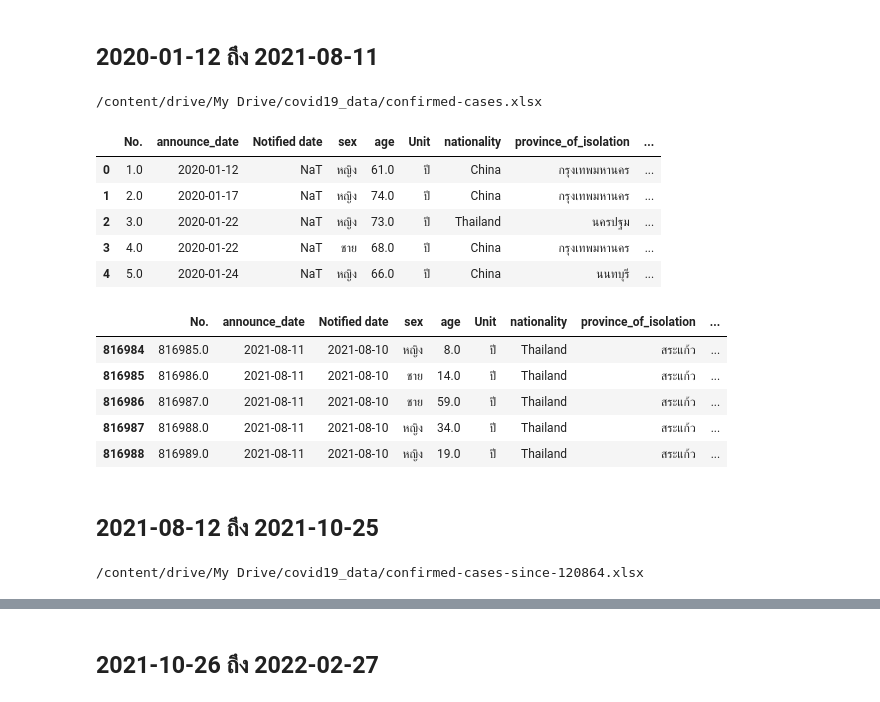
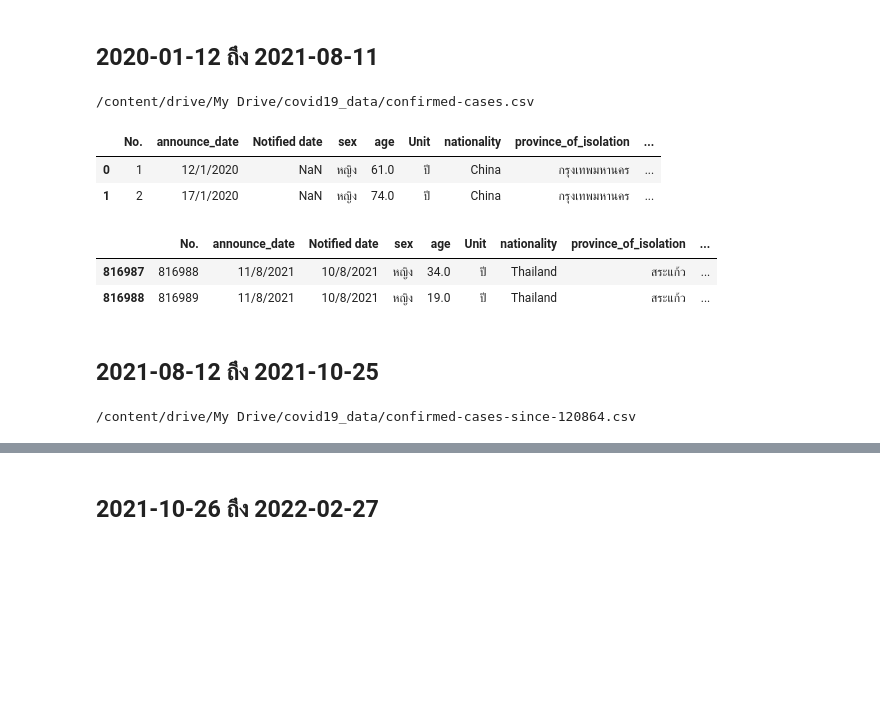
Before and after one commit to Gcpppinpak/data_viz_2022, a Jupyter notebook: Dashboard_project.ipynb, the cells around one changed output, grey strips where cells are left out. Drawn from its saved outputs; the diff is of its cells as text; code cells hidden in the pictures; blank space fills up the shorter version.

```diff
--- a/Dashboard_project.ipynb
+++ b/Dashboard_project.ipynb
@@ -16,31 +16,25 @@ Drive already mounted at /content/drive; to attempt to forcibly remount, call dr
 # %% [markdown]
 ## 2020-01-12 ถึง 2021-08-11
 # %%
-data_file_path1 = os.path.join(path,'confirmed-cases.xlsx') #แล้วก็ชี้ไปที่ไฟล์
+data_file_path1 = os.path.join(path,'confirmed-cases.csv') #แล้วก็ชี้ไปที่ไฟล์
 print(data_file_path1)
 # %% [output]
-/content/drive/My Drive/covid19_data/confirmed-cases.xlsx
+/content/drive/My Drive/covid19_data/confirmed-cases.csv
 # %%
-data_covid1 = pd.read_excel(data_file_path1)  #กำหนดตัวแปร data_covid เป็นข้อมูลของผู้ป่วยโควิด
-display(data_covid1.head(5),data_covid1.tail(5))  #เรียกดูตารางของผู้ป่วยโควิด
+data_covid1 = pd.read_csv(data_file_path1)  #กำหนดตัวแปร data_covid เป็นข้อมูลของผู้ป่วยโควิด
+display(data_covid1.head(2),data_covid1.tail(2))  #เรียกดูตารางของผู้ป่วยโควิด
 # %% [output]
 |  | No. | announce_date | Notified date | sex | age | Unit | nationality | province_of_isolation | ... |
-| 0 | 1.0 | 2020-01-12 | NaT | หญิง | 61.0 | ปี | China | กรุงเทพมหานคร | ... |
-| 1 | 2.0 | 2020-01-17 | NaT | หญิง | 74.0 | ปี | China | กรุงเทพมหานคร | ... |
-| 2 | 3.0 | 2020-01-22 | NaT | หญิง | 73.0 | ปี | Thailand | นครปฐม | ... |
-| 3 | 4.0 | 2020-01-22 | NaT | ชาย | 68.0 | ปี | China | กรุงเทพมหานคร | ... |
-| 4 | 5.0 | 2020-01-24 | NaT | หญิง | 66.0 | ปี | China | นนทบุรี | ... |
+| 0 | 1 | 12/1/2020 | NaN | หญิง | 61.0 | ปี | China | กรุงเทพมหานคร | ... |
+| 1 | 2 | 17/1/2020 | NaN | หญิง | 74.0 | ปี | China | กรุงเทพมหานคร | ... |
 |  | No. | announce_date | Notified date | sex | age | Unit | nationality | province_of_isolation | ... |
-| 816984 | 816985.0 | 2021-08-11 | 2021-08-10 | หญิง | 8.0 | ปี | Thailand | สระแก้ว | ... |
-| 816985 | 816986.0 | 2021-08-11 | 2021-08-10 | ชาย | 14.0 | ปี | Thailand | สระแก้ว | ... |
-| 816986 | 816987.0 | 2021-08-11 | 2021-08-10 | ชาย | 59.0 | ปี | Thailand | สระแก้ว | ... |
-| 816987 | 816988.0 | 2021-08-11 | 2021-08-10 | หญิง | 34.0 | ปี | Thailand | สระแก้ว | ... |
-| 816988 | 816989.0 | 2021-08-11 | 2021-08-10 | หญิง | 19.0 | ปี | Thailand | สระแก้ว | ... |
+| 816987 | 816988 | 11/8/2021 | 10/8/2021 | หญิง | 34.0 | ปี | Thailand | สระแก้ว | ... |
+| 816988 | 816989 | 11/8/2021 | 10/8/2021 | หญิง | 19.0 | ปี | Thailand | สระแก้ว | ... |
 # %% [markdown]
 ## 2021-08-12 ถึง 2021-10-25
 # %%
-data_file_path2 = os.path.join(path,'confirmed-cases-since-120864.xlsx') #แล้วก็ชี้ไปที่ไฟล์
+data_file_path2 = os.path.join(path,'confirmed-cases-since-120864.csv') #แล้วก็ชี้ไปที่ไฟล์
 print(data_file_path2)
 # %% [output]
-/content/drive/My Drive/covid19_data/confirmed-cases-since-120864.xlsx
+/content/drive/My Drive/covid19_data/confirmed-cases-since-120864.csv
 # %%
```
Also changed, not shown: parts of 18 cells of this notebook.
